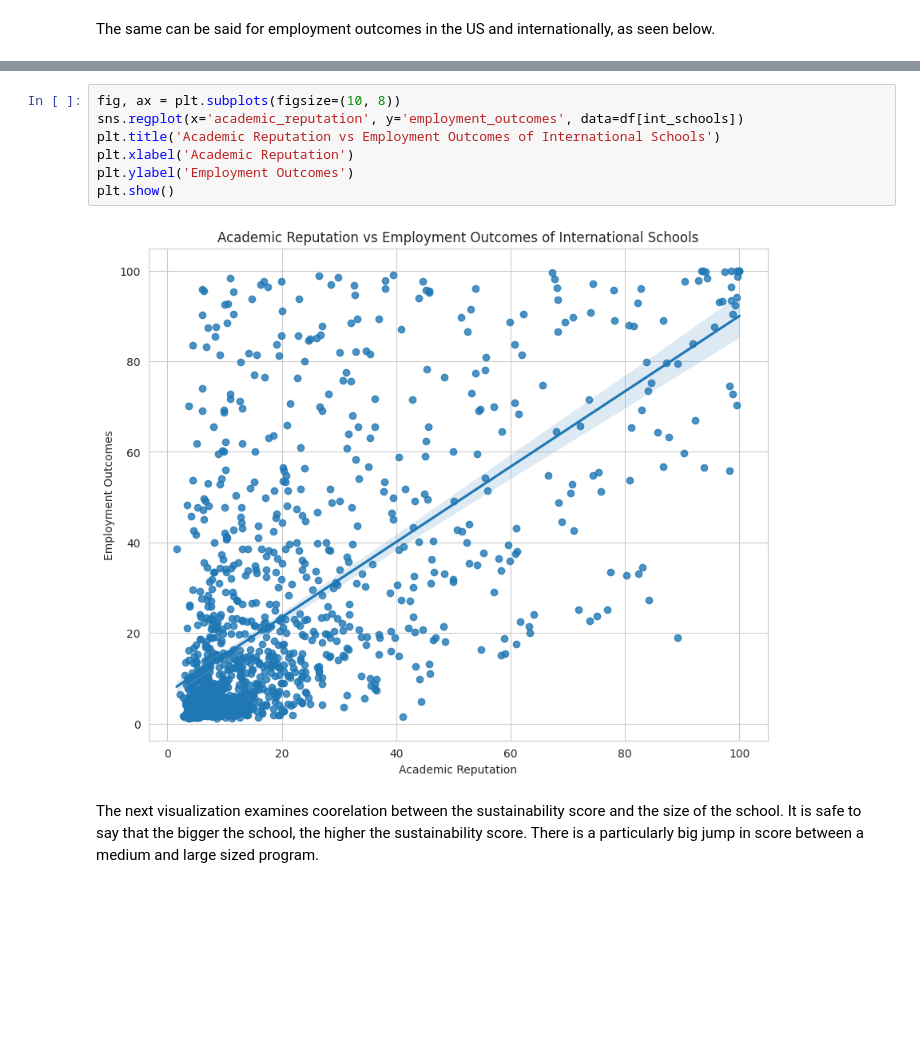
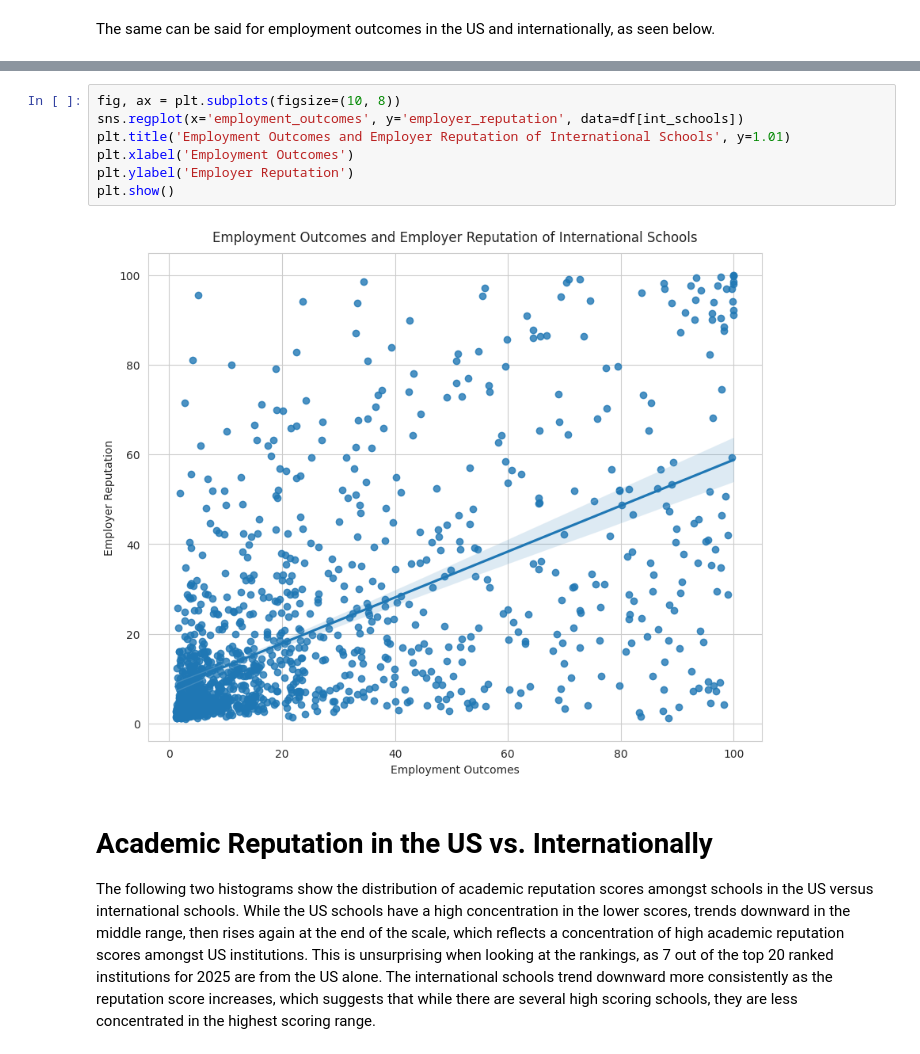
Before and after one commit to thezachdrake/UMD-INST760-Summer2024, a Jupyter notebook: notebooks/Murano-Notebook.ipynb, the cells around one changed output, grey strips where cells are left out. Saved outputs shown, nothing was run; the diff lists cells and outputs as text; blank space fills up the shorter version.

```diff
--- a/notebooks/Murano-Notebook.ipynb
+++ b/notebooks/Murano-Notebook.ipynb
@@ -276,11 +228,13 @@ plt.show()
 # %%
 fig, ax = plt.subplots(figsize=(10, 8))
-sns.regplot(x='academic_reputation', y='employment_outcomes', data=df[int_schools])
-plt.title('Academic Reputation vs Employment Outcomes of International Schools')
-plt.xlabel('Academic Reputation')
-plt.ylabel('Employment Outcomes')
+sns.regplot(x='employment_outcomes', y='employer_reputation', data=df[int_schools])
+plt.title('Employment Outcomes and Employer Reputation of International Schools', y=1.01)
+plt.xlabel('Employment Outcomes')
+plt.ylabel('Employer Reputation')
 plt.show()
 # %% [output]
-[figure, old version]
+[figure, new version]
-# %% [markdown]
-The next visualization examines coorelation between the sustainability score and the size of the school. It is safe to say that the bigger the school, the higher the sustainability score. There is a particularly big jump in score between a medium and large sized program.
+# %% [markdown]
+# Academic Reputation in the US vs. Internationally
+
+The following two histograms show the distribution of academic reputation scores amongst schools in the US versus international schools. While the US schools have a high concentration in the lower scores, trends downward in the middle range, then rises again at the end of the scale, which reflects a concentration of high academic reputation scores amongst US institutions. This is unsurprising when looking at the rankings, as 7 out of the top 20 ranked institutions for 2025 are from the US alone.  The international schools trend downward more consistently as the reputation score increases, which suggests that while there are several high scoring schools, they are less concentrated in the highest scoring range.
```
Also changed, not shown: parts of 43 cells of this notebook.
